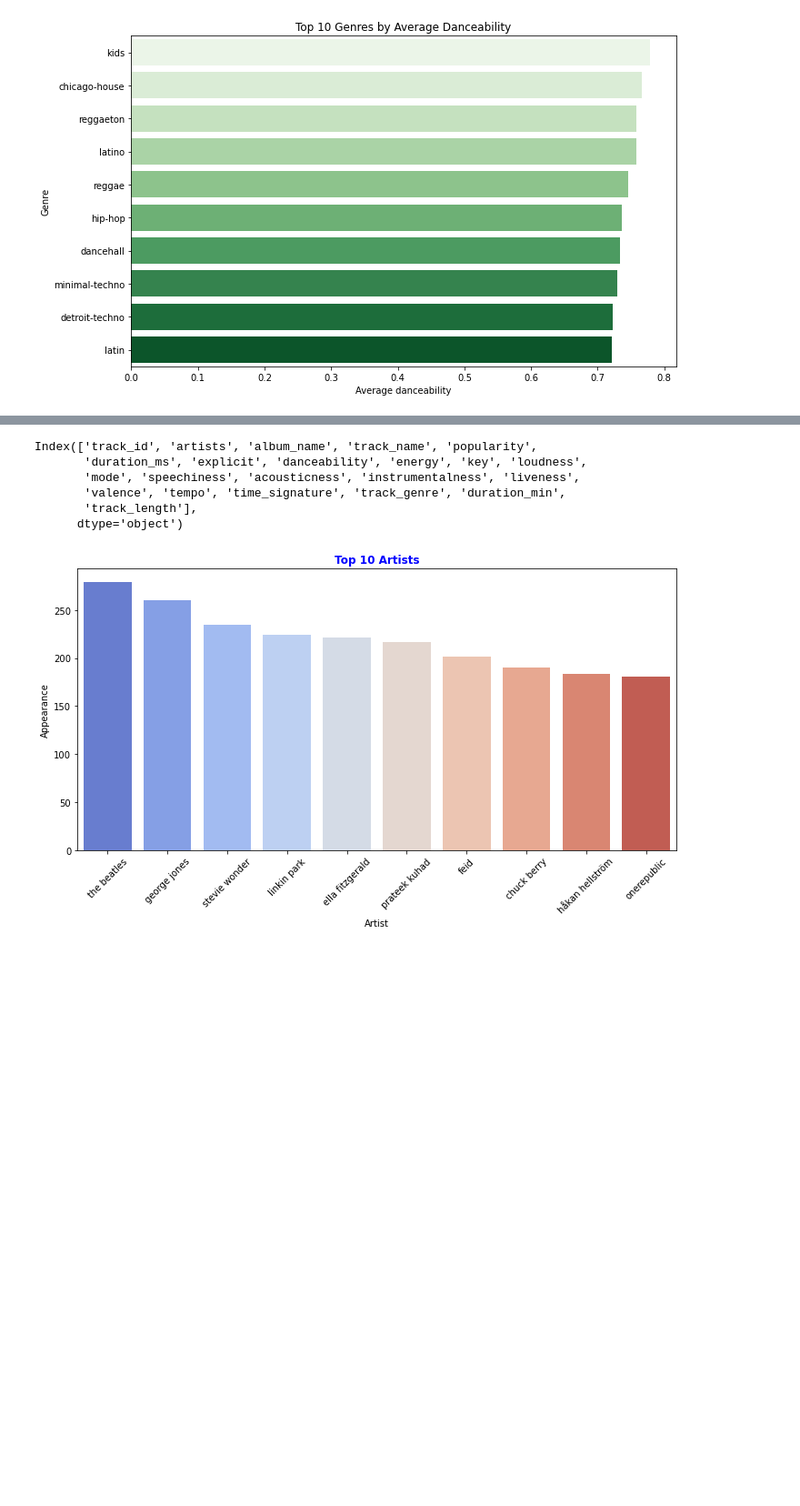
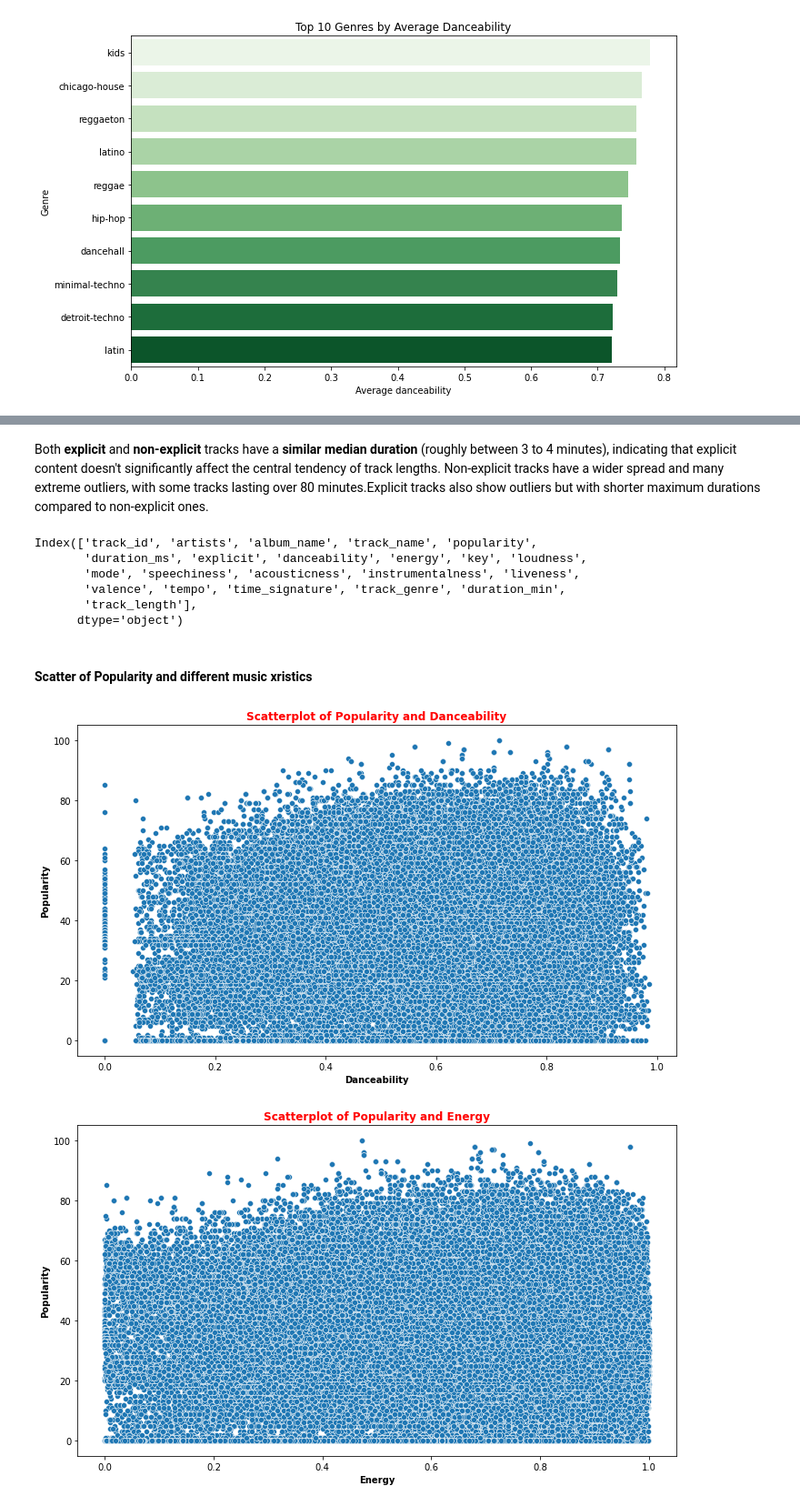
Before and after one commit to C-3DevO/spotify_analysis, a Jupyter notebook: music.ipynb, the cells around one changed output, grey strips where cells are left out. Shown at 91% size. Drawn from its saved outputs; the diff is of its cells as text; code cells hidden in the pictures; blank space fills up the shorter version.

Commit message:
More Visualization

```diff
--- a/music.ipynb
+++ b/music.ipynb
@@ -513,3 +564,5 @@ plt.show()
+# %% [markdown]
+Both **explicit** and **non-explicit** tracks have a **similar median duration** (roughly between 3 to 4 minutes), indicating that explicit content doesn't significantly affect the central tendency of track lengths. Non-explicit tracks have a wider spread and many extreme outliers, with some tracks lasting over 80 minutes.Explicit tracks also show outliers but with shorter maximum durations compared to non-explicit ones.
 # %%
 data.columns
 # %% [output]
@@ -519,20 +572,24 @@ Index(['track_id', 'artists', 'album_name', 'track_name', 'popularity',
        'valence', 'tempo', 'time_signature', 'track_genre', 'duration_min',
        'track_length'],
       dtype='object')
+# %% [markdown]
+#### Scatter of Popularity and different music xristics
+# %%
+#Creating a list of key track attributes
+music_att = ['danceability', 'energy', 'loudness','valence', 'tempo']
 # %%
-#Creating a series of the top 10 popular artists
-top_artists = data['artists'].value_counts().head(10)
+#Plotting a scatter of each and Popularity
+for col in music_att:
+    #plotting
+    plt.figure(figsize=(10,6))
+    sns.scatterplot(x=col, y='popularity', data=data)
 
-#plotting
-plt.figure(figsize=(10,6))
-sns.barplot(x=top_artists.index, y=top_artists.values, palette='coolwarm')
-
-#title and labels
-plt.title('Top 10 Artists', color='blue', fontweight='bold')
-plt.xlabel('Artist')
-plt.xticks(rotation=45)
-plt.ylabel('Appearance')
-plt.tight_layout()
-plt.show()
+    #title and labels
+    plt.title(f"Scatterplot of Popularity and {col.capitalize()}", fontweight='bold', color='red')
+    plt.xlabel(col.capitalize(), fontweight='bold')
+    plt.ylabel("Popularity", fontweight='bold')
+    plt.tight_layout()
+    plt.show();
 # %% [output]
-[figure, old version]
+[figure, new version]
+[figure, added]
```
Also changed, not shown: parts of 24 cells of this notebook.
